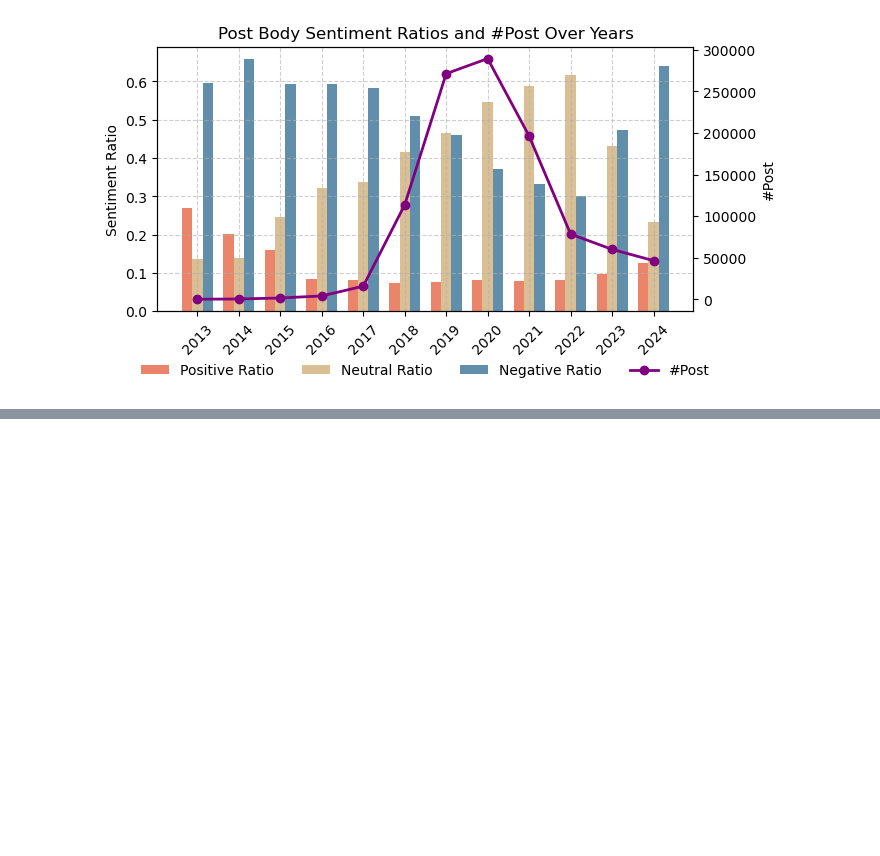
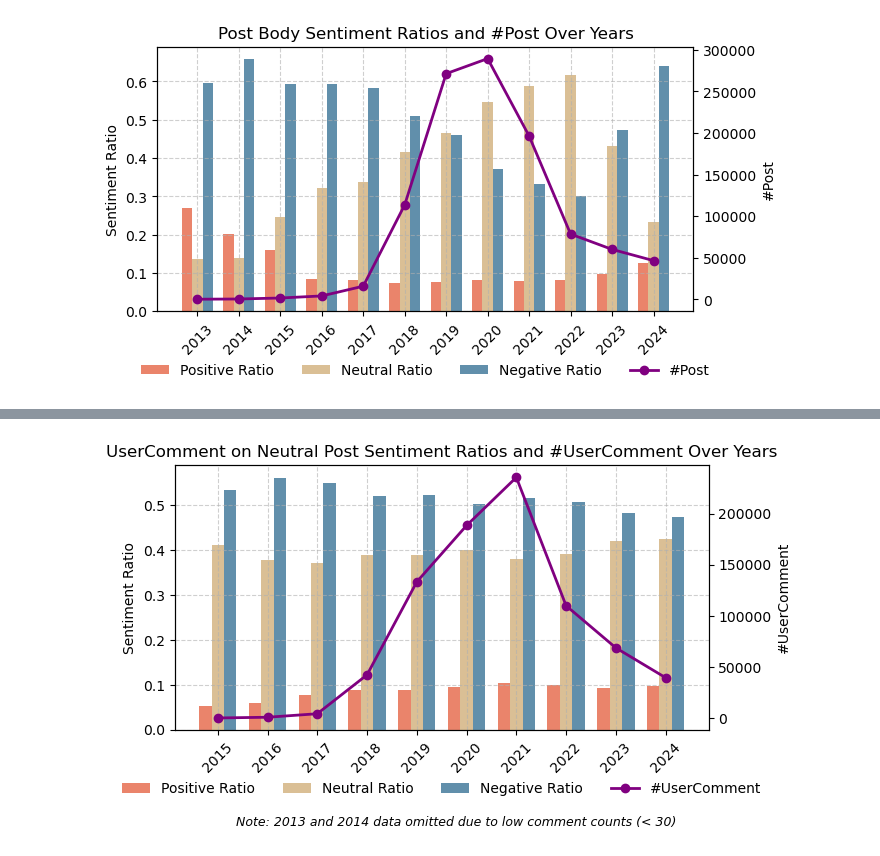
Before and after one commit to nmrenyi/subreddits24, a Jupyter notebook: regression/regression.ipynb, the cells around one changed output, grey strips where cells are left out. Saved outputs shown, nothing was run; the diff lists cells and outputs as text; code cells hidden in the pictures; blank space fills up the shorter version.

```diff
--- a/regression/regression.ipynb
+++ b/regression/regression.ipynb
@@ -1005,6 +1021,9 @@ def draw_bar_line(draw_df, prompt):
     ax1.grid(True, linestyle='--', alpha=0.6)
     fig.tight_layout()
     plt.subplots_adjust(bottom=0.25)  # space for legend
+    if prompt.split(' ')[0] == 'UserComment':
+        plt.figtext(0.5, 0.01, 'Note: 2013 and 2014 data omitted due to low comment counts (< 30)',
+                wrap=True, horizontalalignment='center', fontsize=9, style='italic')
     plt.savefig(f'../figures/{prompt.lower().replace(" ", "_")}_sentiment_ratios_over_years.png', dpi=300)
     plt.show()
 # %%
@@ -1021,0 +1057,28 @@ draw_bar_line(post_body_sentiment_counts, 'Post Body')
+# %%
+def get_year(timestamp):
+    return pd.to_datetime(timestamp, unit='s').year
+
+records = []
+for i in trange(len(user_comments_on_neutral_posts_df)):
+    user = user_comments_on_neutral_posts_df.iloc[i]['user']
+    comment_value = user_comments_on_neutral_posts_df.iloc[i]['comment_value']
+    comment_time = user_comments_on_neutral_posts_df.iloc[i]['comment_time']
+    comment_type = user_comments_on_neutral_posts_df.iloc[i]['comment_type']
+
+    mini_df = pd.DataFrame({
+        'comment_value': comment_value.split(' '),
+        'comment_time': comment_time.split(' '),
+        'comment_type': comment_type.split(' '),
+    })
+    mini_df['comment_time'] = mini_df['comment_time'].astype(int)
+    mini_df['comment_value'] = mini_df['comment_value'].astype(float)
+
+    mini_df['mapped_comment_type'] = mini_df['comment_type'].map({'positive': 1, 'negative': -1, 'neutral': 0})
+    mini_df['comment_value'] = mini_df['comment_value'] * mini_df['mapped_comment_type']
+
+    mini_df['year'] = mini_df['comment_time'].apply(get_year)
+
+    records.append(mini_df)
+
+user_comment_on_neutral_post_df = pd.concat(records, ignore_index=True)
+user_comment_on_neutral_post_df
@@ -1021,0 +1099,8 @@ draw_bar_line(post_body_sentiment_counts, 'Post Body')
+# %%
+user_comment_on_neutral_post_counts = user_comment_on_neutral_post_df.groupby('year')['comment_type'].value_counts().unstack()
+# user_comment_on_neutral_post_counts.columns = user_comment_on_neutral_post_counts.columns.map({1: 'positive', -1 : 'negative', 0 : 'neutral'})
+user_comment_on_neutral_post_counts['sum'] = user_comment_on_neutral_post_counts.sum(axis=1)
+user_comment_on_neutral_post_counts['positive_ratio'] = user_comment_on_neutral_post_counts['positive'] / user_comment_on_neutral_post_counts['sum']
+user_comment_on_neutral_post_counts['negative_ratio'] = user_comment_on_neutral_post_counts['negative'] / user_comment_on_neutral_post_counts['sum']
+user_comment_on_neutral_post_counts['neutral_ratio'] = user_comment_on_neutral_post_counts['neutral'] / user_comment_on_neutral_post_counts['sum']
+user_comment_on_neutral_post_counts
@@ -1021,0 +1122,5 @@ draw_bar_line(post_body_sentiment_counts, 'Post Body')
+# %%
+user_comment_on_neutral_post_counts = user_comment_on_neutral_post_counts.dropna()
+draw_bar_line(user_comment_on_neutral_post_counts, 'UserComment on Neutral Post')
+# %% [output]
+[figure, added]
```
Also changed, not shown: parts of 15 cells of this notebook.
